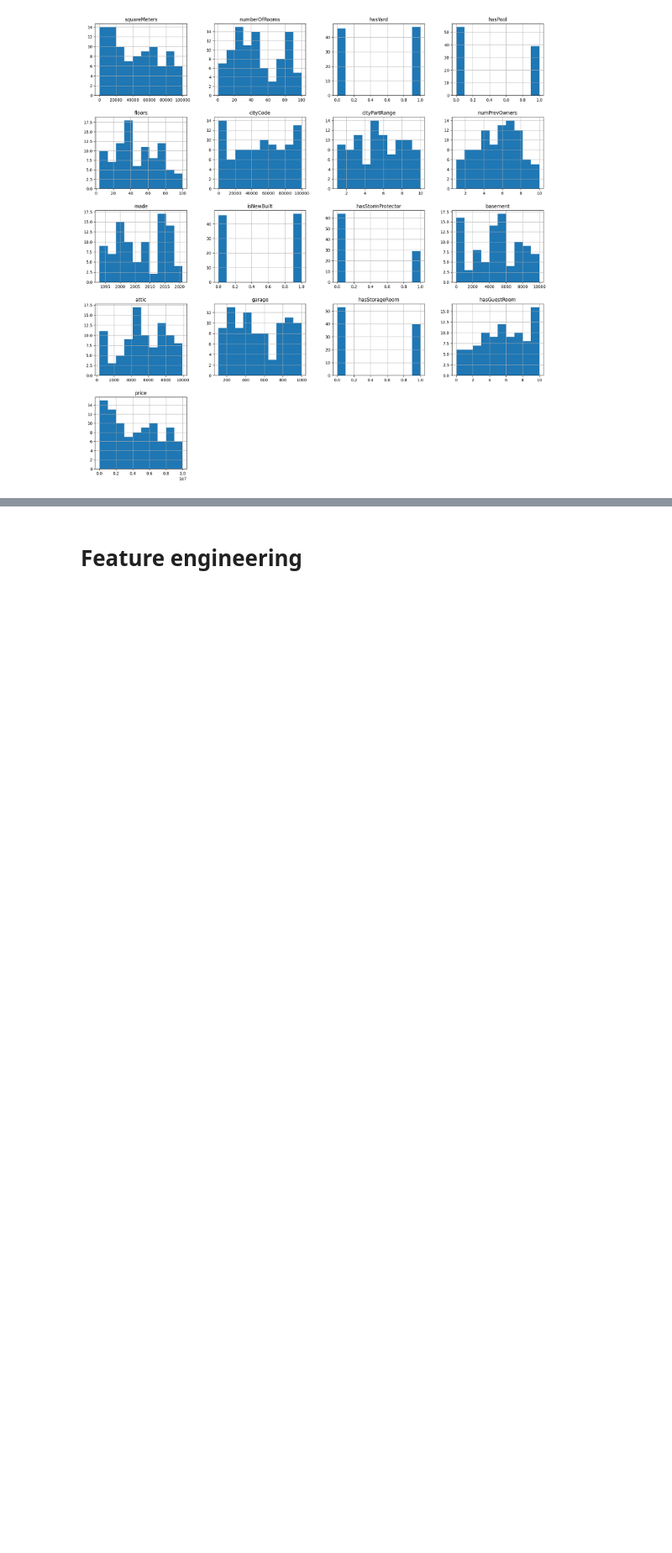
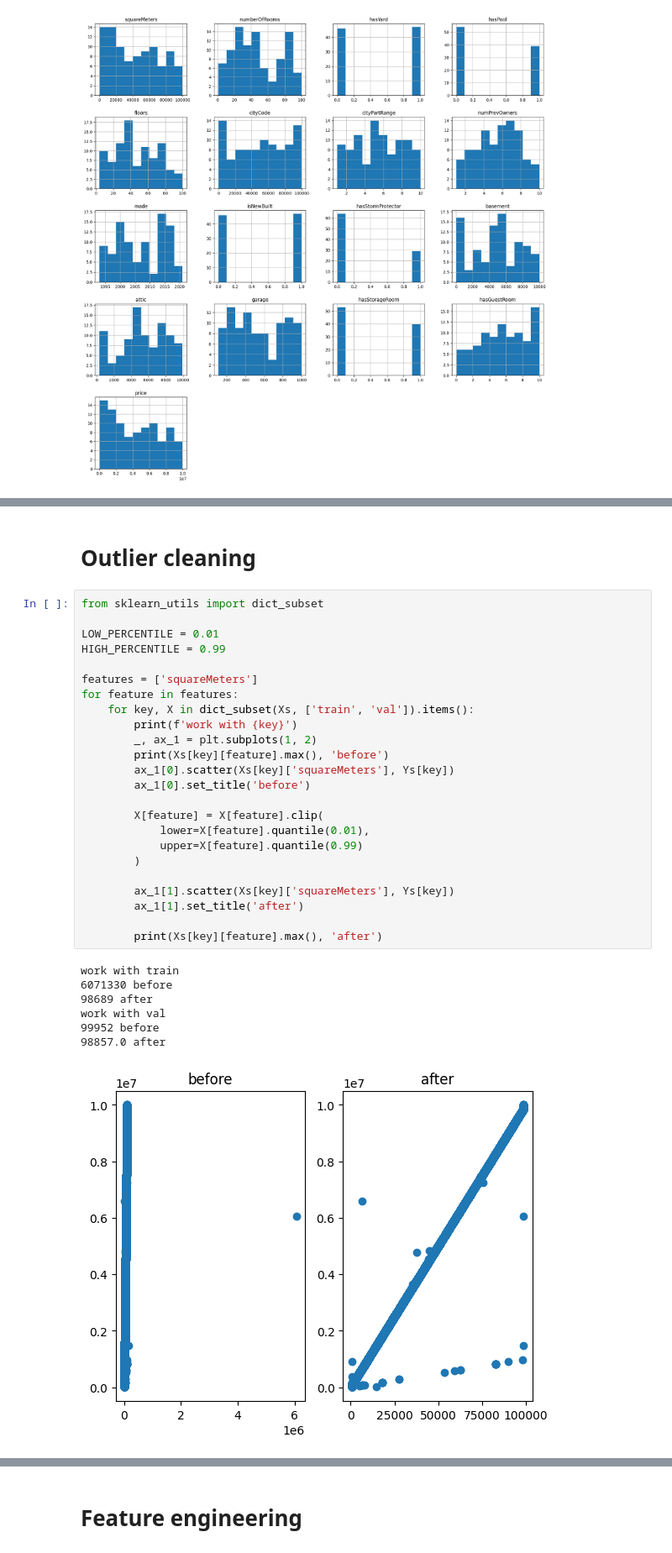
Before and after one commit to PashaIanko/Kaggle.ParisHousingPrices, a Jupyter notebook: 0_baseline_training.ipynb, the cells around one changed output, grey strips where cells are left out. Shown at 84% size. Saved outputs shown, nothing was run; the diff lists cells and outputs as text; blank space fills up the shorter version.

```diff
--- a/0_baseline_training.ipynb
+++ b/0_baseline_training.ipynb
@@ -341,0 +374,34 @@ _ = df_exploration.hist(ax=ax)
+# %% [markdown]
+# Outlier cleaning
+# %%
+from sklearn_utils import dict_subset
+
+LOW_PERCENTILE = 0.01
+HIGH_PERCENTILE = 0.99
+
+features = ['squareMeters']
+for feature in features:
+    for key, X in dict_subset(Xs, ['train', 'val']).items():
+        print(f'work with {key}')
+        _, ax_1 = plt.subplots(1, 2)
+        print(Xs[key][feature].max(), 'before')
+        ax_1[0].scatter(Xs[key]['squareMeters'], Ys[key])
+        ax_1[0].set_title('before')
+
+        X[feature] = X[feature].clip(
+            lower=X[feature].quantile(0.01),
+            upper=X[feature].quantile(0.99)
+        )
+
+        ax_1[1].scatter(Xs[key]['squareMeters'], Ys[key])
+        ax_1[1].set_title('after')
+
+        print(Xs[key][feature].max(), 'after')
+# %% [output]
+work with train
+6071330 before
+98689 after
+work with val
+99952 before
+98857.0 after
+[figure, added]
```
Also changed, not shown: parts of 22 cells of this notebook.
